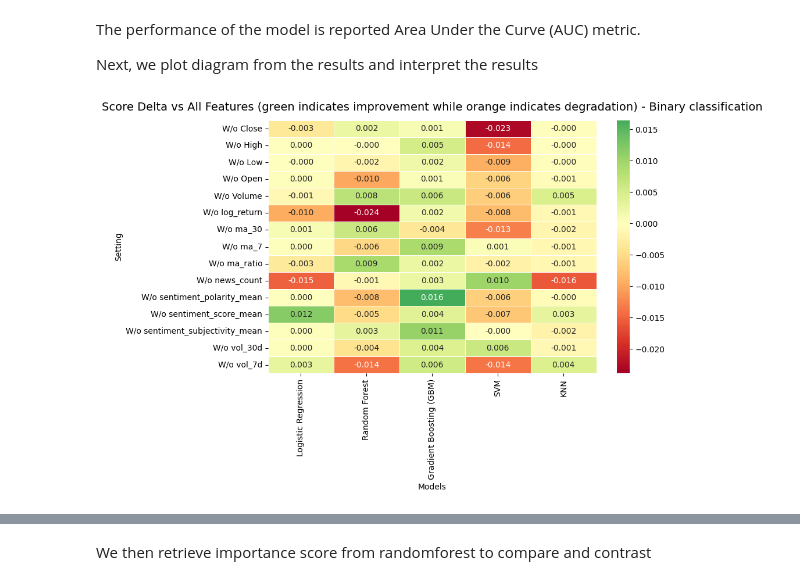
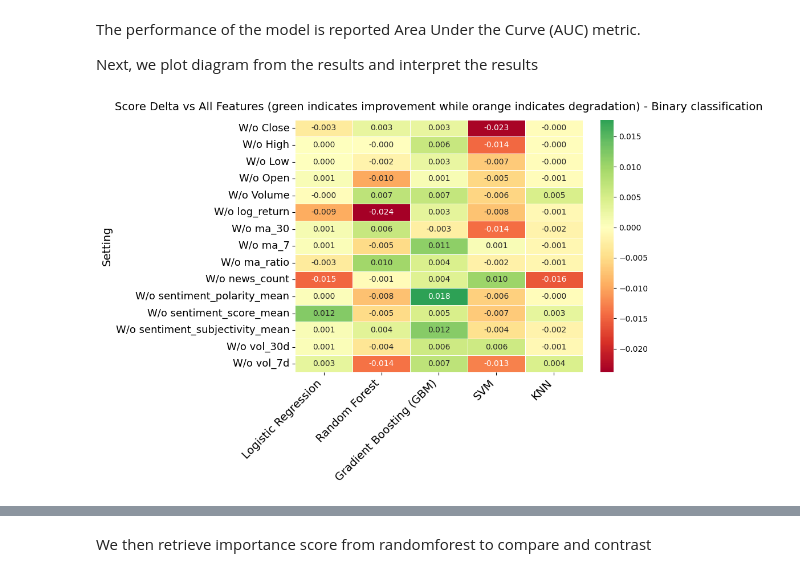
Before and after one commit to 18nghiado/DATA2010, a Jupyter notebook: experiments_standard_pipeline.ipynb, the cells around one changed output, grey strips where cells are left out. Drawn from its saved outputs; the diff is of its cells as text; code cells hidden in the pictures.

```diff
--- a/experiments_standard_pipeline.ipynb
+++ b/experiments_standard_pipeline.ipynb
@@ -151,5 +154,5 @@ def normalize(train_data: TimeSeriesDataset, valid_data: TimeSeriesDataset, test
 # %%
-def binary_classfication_model_experience(train_data: TimeSeriesDataset,val_data: TimeSeriesDataset, test_data: TimeSeriesDataset):
+def binary_classfication_model_experiment(train_data: TimeSeriesDataset,val_data: TimeSeriesDataset, test_data: TimeSeriesDataset):
     r"""
     Train and evaluate multiple binary classification baseline models on time series data.
 
@@ -163,10 +166,10 @@ def binary_classfication_model_experience(train_data: TimeSeriesDataset,val_data
     Return:
     - `results` (dict): dictionary mapping model name to its ROC-AUC score on the test split
     """
-    train_x = np.concatenate([train_data.x.numpy(),val_data.x.numpy()])
-    train_y = np.concatenate([train_data.y.squeeze().numpy(),val_data.y.squeeze().numpy()])
-    test_x = test_data.x.numpy()
-    test_y = test_data.y.squeeze().numpy()
+    train_x = np.concatenate([train_data.x,val_data.x])
+    train_y = np.concatenate([train_data.y.squeeze(),val_data.y.squeeze()])
+    test_x = test_data.x
+    test_y = test_data.y.squeeze()
 
     models = {
         "Logistic Regression":     LogisticRegression(),
@@ -227,7 +230,7 @@ def regression_classfication_model_experience(train_data: TimeSeriesDataset,val_
 # %% [markdown]
 4. `prepare_datasets` : Given a list of dataset file, load features and labels from disk to memory for training
 # %%
-def prepare_datasets(files: list[str], feat_cols: list[str], task : str, normalize_y = False):
+def prepare_datasets(files: list[str], feat_cols: list[str], task : str, normalize_y = False, window_size = 1):
     """r
     Load, split, and normalize multiple time series datasets from CSV files.
 
@@ -241,6 +244,7 @@ def prepare_datasets(files: list[str], feat_cols: list[str], task : str, normali
         feat_cols: List of column names to use as input features.
         task:      Column name to use as the prediction target (label).
         normalize_y (bool): whether to normalize label
+        window_size (int): size of the window
 
     Returns:
         List of (train, val, test) TimeSeriesDataset tuples, one per input file.
@@ -248,7 +252,7 @@ def prepare_datasets(files: list[str], feat_cols: list[str], task : str, normali
     data_loader = Dataloader(DATA_PATH)
     all_data_split = []
     for file_name in files:
-        data = data_loader.from_csv(file_name, feat_columns=feat_cols, label_column=task)
+        data = data_loader.from_csv(file_name, feat_columns=feat_cols, label_column=task, window_size=window_size)
         train, val,test = data.split_by_ratio(train = TRAIN_RATIO, val = VAL_RATIO, test = TEST_RATIO)
         all_data_split.append((train,val,test))
 
@@ -261,7 +265,7 @@ def prepare_datasets(files: list[str], feat_cols: list[str], task : str, normali
 # %% [markdown]
 5. `drop_feature_experiment` : conduct experiment to study importance of features by dropping each of them one by one
 # %%
-def drop_feature_experiment(files : list, task: str, experiment_each_dataset: Callable = binary_classfication_model_experience, normalize_y = False):
+def drop_feature_experiment(files : list, task: str, experiment_each_dataset: Callable = binary_classfication_model_experiment, normalize_y = False):
     r"""
     Run a drop-feature experiment to evaluate the impact of removing each feature on model performance.
 
@@ -274,8 +278,6 @@ def drop_feature_experiment(files : list, task: str, experiment_each_dataset: Ca
     - `task` (str): label column name used as the prediction target
     - `experiment_each_dataset` (callable): function to train and evaluate models on a single
     - `normalize_y` (bool): whether to normalize label
-
-      data split, defaults to `binary_classfication_model_experience`
 
     Return:
     - `result_df` (pd.DataFrame): DataFrame where each row corresponds to a feature removal setting
@@ -409,7 +436,7 @@ if os.path.isfile(result_path_file) and not RE_RUN_EVERYTHING:
 
 else:
     print("INFO: Re-computing results")
-    all_models_feat_importance_binary_df = drop_feature_experiment(files, task,binary_classfication_model_experience)
+    all_models_feat_importance_binary_df = drop_feature_experiment(files, task,binary_classfication_model_experiment)
     all_models_feat_importance_binary_df.to_csv(result_path_file,index=False)
 
 all_models_feat_importance_binary_df.head(60)
@@ -451,15 +516,18 @@ delta_df = delta_df.drop('All features')
 # %%
 # Delta heatmap: Illustrate the impact of each feature to model performance
 fig, ax = plt.subplots(figsize=(10, 7))
 
 sns.heatmap(delta_df, annot=True, fmt=".3f",
             cmap='RdYlGn', center=0, ax=ax, linewidths=0.5)
 
 ax.set_title('Score Delta vs All Features (green indicates improvement while orange indicates degradation) - Binary classification', fontsize=14, pad=12)
-ax.set_xlabel('Models')
+ax.set_xlabel('')
+plt.xticks(rotation=45, ha='right',fontsize=14)
+plt.yticks(fontsize=13)
+plt.ylabel("Setting", fontsize=14)
 plt.tight_layout()
 # %% [output]
-[figure, old version]
+[figure, new version]
 # %% [markdown]
 In general, the importance of each feature is vary across models.
 
```
Also changed, not shown: parts of 60 cells of this notebook, 27 other files.
